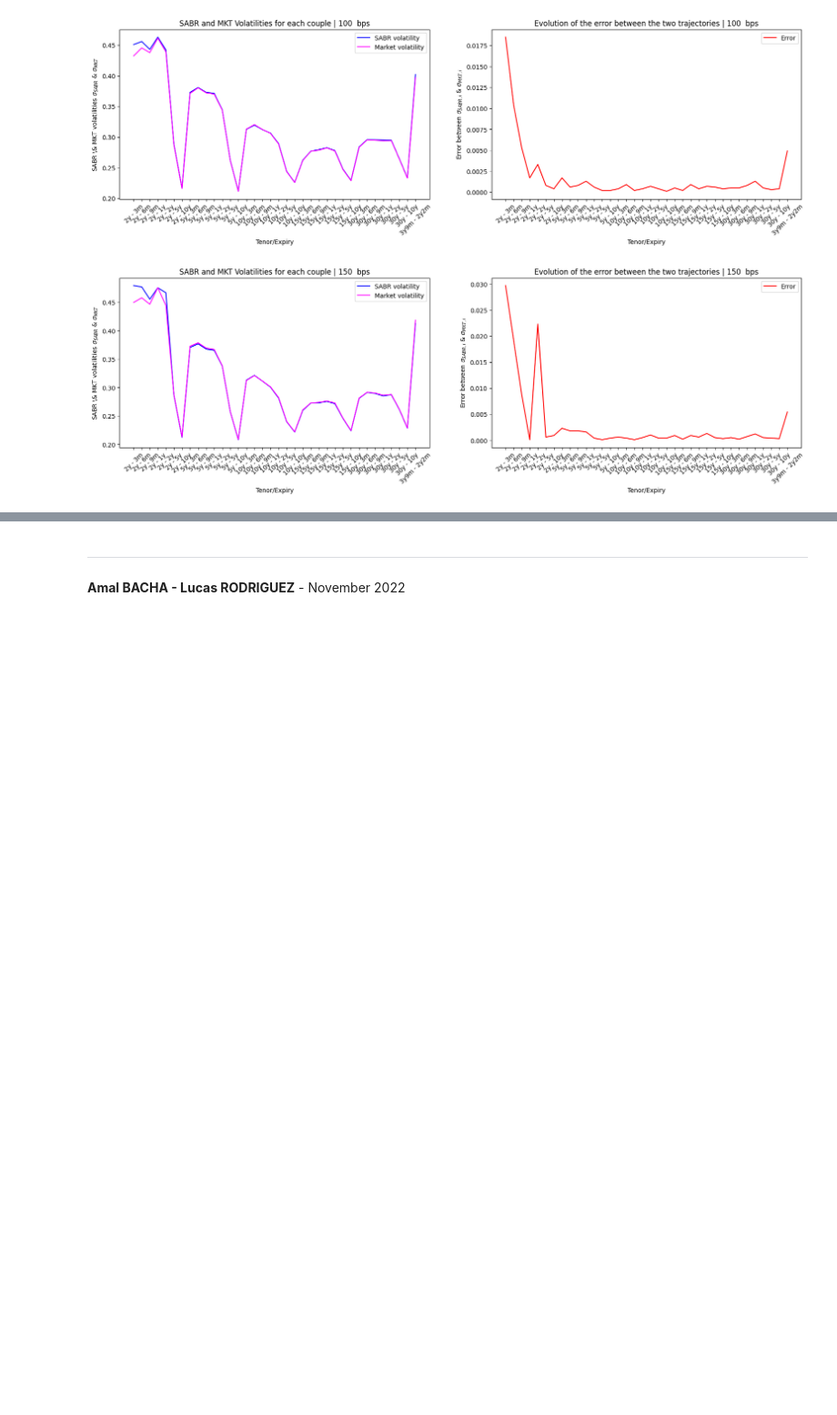
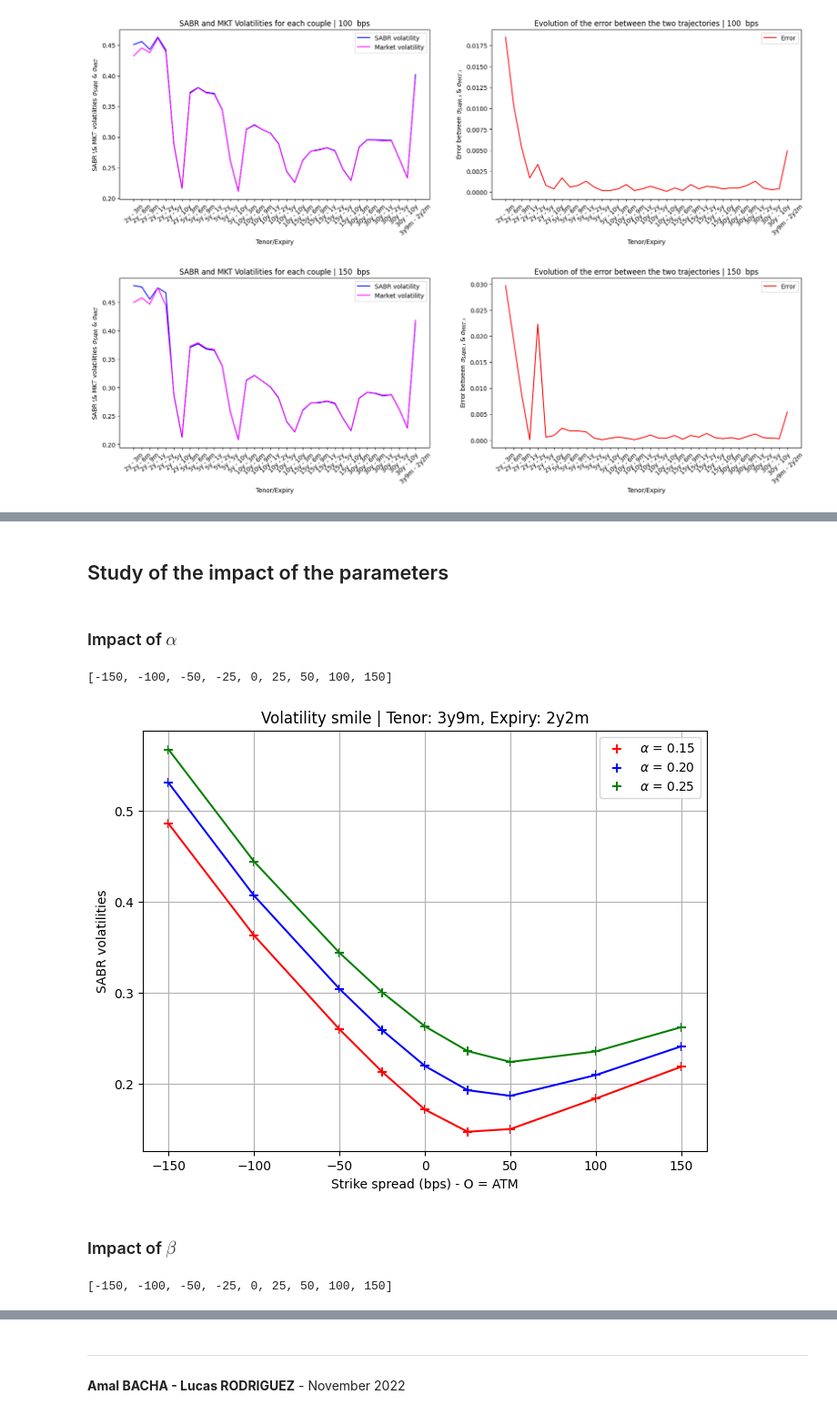
Before and after one commit to lcsrodriguez/SABR_Volatility-Rates, a Jupyter notebook: main.ipynb, the cells around one changed output, grey strips where cells are left out. Shown at 91% size. Cells and saved outputs as stored; diff of their text form; code cells hidden in the pictures; blank space fills up the shorter version.

```diff
--- a/main.ipynb
+++ b/main.ipynb
@@ -559,3 +586,47 @@ for couple in INDEX:
 [figure]
 [figure]
 ... (24 outputs left out)
+# %% [markdown]
+## Study of the impact of the parameters
+# %% [markdown]
+### Impact of $\alpha$
+# %%
+VOL_ALPHA_1 = pd.read_csv("outvol_alpha_1.csv", sep=";", header=0)
+VOL_ALPHA_2 = pd.read_csv("outvol_alpha_2.csv", sep=";", header=0)
+VOL_ALPHA_3 = pd.read_csv("outvol_alpha_3.csv", sep=";", header=0)
+# %%
+STRIKES_SPREADS
+# %% [output]
+[-150, -100, -50, -25, 0, 25, 50, 100, 150]
+# %%
+SELECTED_COUPLE = 5
+
+# Plotting
+plt.figure(figsize=(8, 6))
+plt.scatter(STRIKES_SPREADS, VOL_ALPHA_1.iloc[SELECTED_COUPLE,2:11], color="red", marker="+", s = 60, label=r"$\alpha$ = 0.15")
+plt.scatter(STRIKES_SPREADS, VOL_ALPHA_2.iloc[SELECTED_COUPLE,2:11], color="blue", marker="+", s = 60, label=r"$\alpha$ = 0.20")
+plt.scatter(STRIKES_SPREADS, VOL_ALPHA_3.iloc[SELECTED_COUPLE,2:11], color="green", marker="+", s = 60, label=r"$\alpha$ = 0.25")
+plt.title(f"Volatility smile | Tenor: {couple[0]}, Expiry: {couple[1]}")
+plt.xlabel("Strike spread (bps) - O = ATM")
+plt.ylabel("SABR volatilities")
+plt.grid()
+plt.legend(loc="upper right")
+
+
+# Interpolation
+f1 = interp1d(x = STRIKES_SPREADS,
+              y=  VOL_ALPHA_1.iloc[SELECTED_COUPLE,2:11],
+              kind = "cubic")
+f2 = interp1d(x = STRIKES_SPREADS,
+              y= VOL_ALPHA_2.iloc[SELECTED_COUPLE,2:11],
+              kind = "cubic")
+f3 = interp1d(x = STRIKES_SPREADS,
+              y= VOL_ALPHA_3.iloc[SELECTED_COUPLE,2:11],
+              kind = "cubic")
+_ = plt.plot(STRIKES_SPREADS, f1(STRIKES_SPREADS), color="red")
+_ = plt.plot(STRIKES_SPREADS, f2(STRIKES_SPREADS), color="blue")
+_ = plt.plot(STRIKES_SPREADS, f3(STRIKES_SPREADS), color="green")
+# %% [output]
+[figure, added]
+# %% [markdown]
+### Impact of $\beta$
@@ -561,0 +637,4 @@ for couple in INDEX:
+# %%
+STRIKES_SPREADS
+# %% [output]
+[-150, -100, -50, -25, 0, 25, 50, 100, 150]
```
Also changed, not shown: parts of 17 cells of this notebook, 1 other file.
